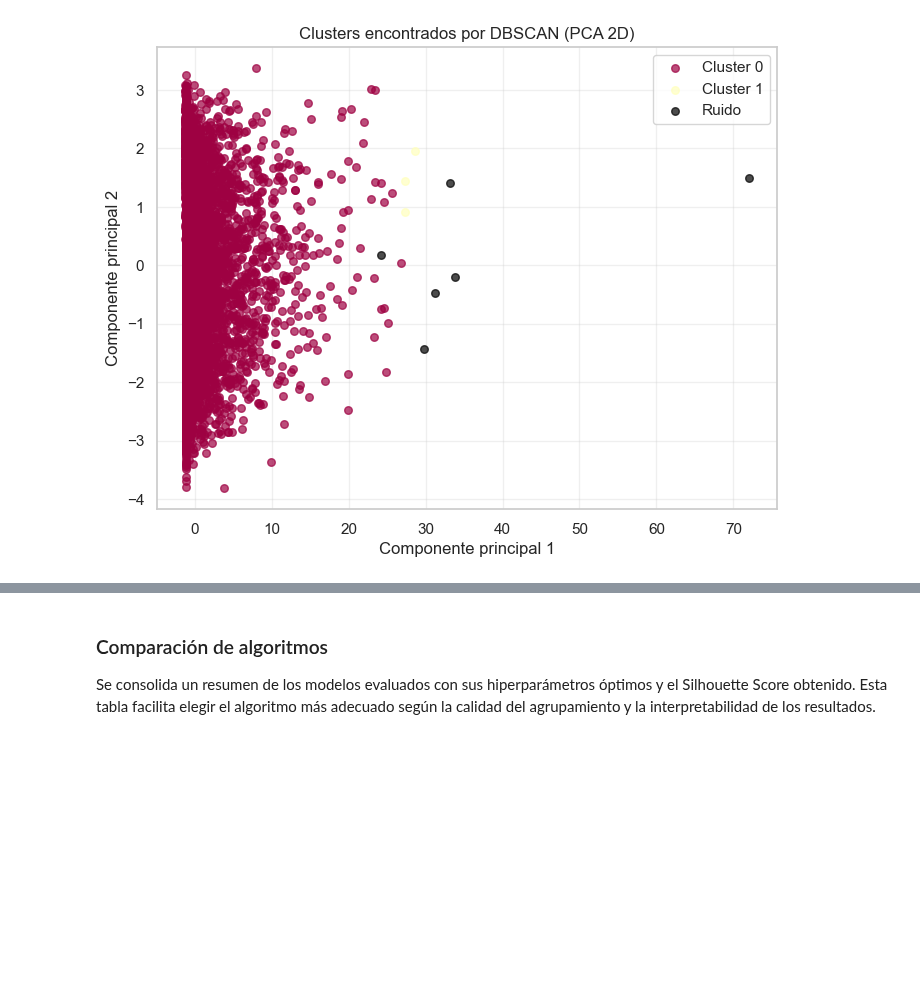
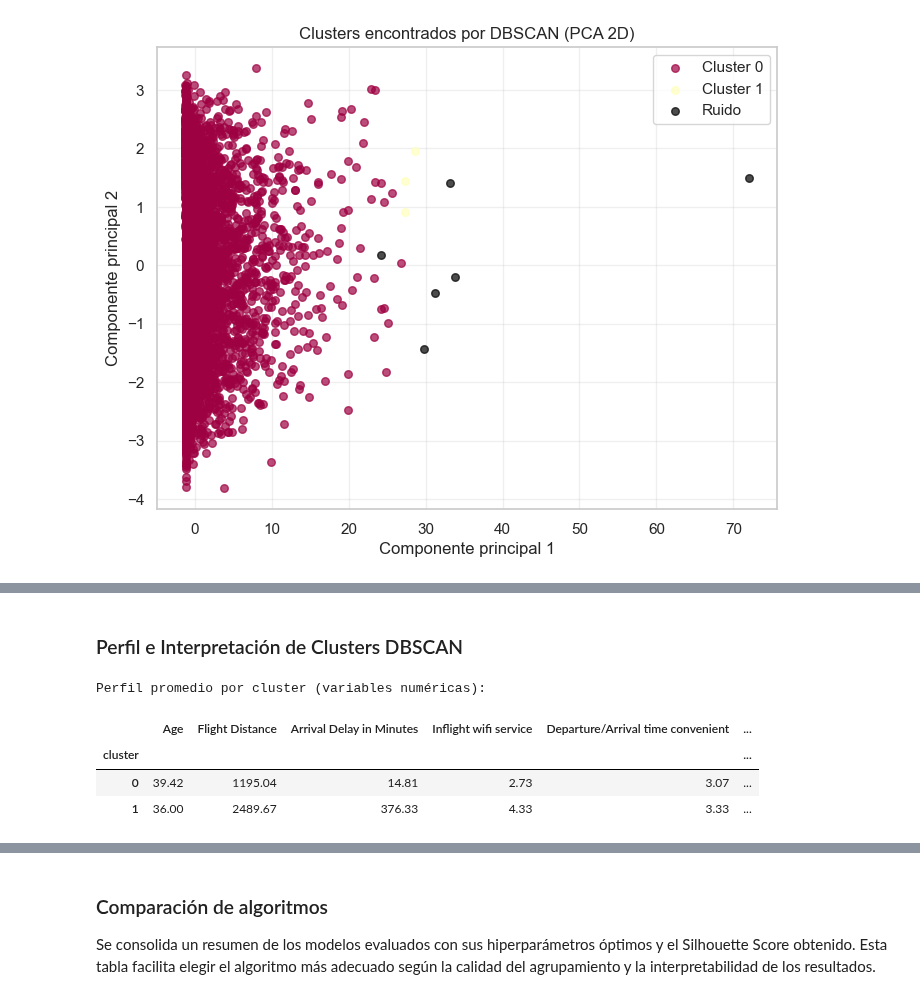
Before and after one commit to estefania-garcia/L4-Tarea-de-Agrupacion, a Jupyter notebook: Laboratorio 4.ipynb, the cells around one changed output, grey strips where cells are left out. Cells and saved outputs as stored; diff of their text form; code cells hidden in the pictures; blank space fills up the shorter version.

```diff
--- a/Laboratorio 4.ipynb
+++ b/Laboratorio 4.ipynb
@@ -834,0 +863,16 @@ plt.show()
+# %% [markdown]
+### Perfil e Interpretación de Clusters DBSCAN
+# %%
+df_db_prof = datos.copy()
+df_db_prof['cluster'] = dbscan_labels
+df_db_prof = df_db_prof[df_db_prof['cluster'] != -1]
+
+perfil_db = df_db_prof.groupby('cluster')[cols_numericas].mean().round(2)
+print('Perfil promedio por cluster (variables numéricas):')
+perfil_db
+# %% [output]
+Perfil promedio por cluster (variables numéricas):
+|  | Age | Flight Distance | Arrival Delay in Minutes | Inflight wifi service | Departure/Arrival time convenient | ... |
+| cluster |  |  |  |  |  | ... |
+| 0 | 39.42 | 1195.04 | 14.81 | 2.73 | 3.07 | ... |
+| 1 | 36.00 | 2489.67 | 376.33 | 4.33 | 3.33 | ... |
```
Also changed, not shown: parts of 12 cells of this notebook.
